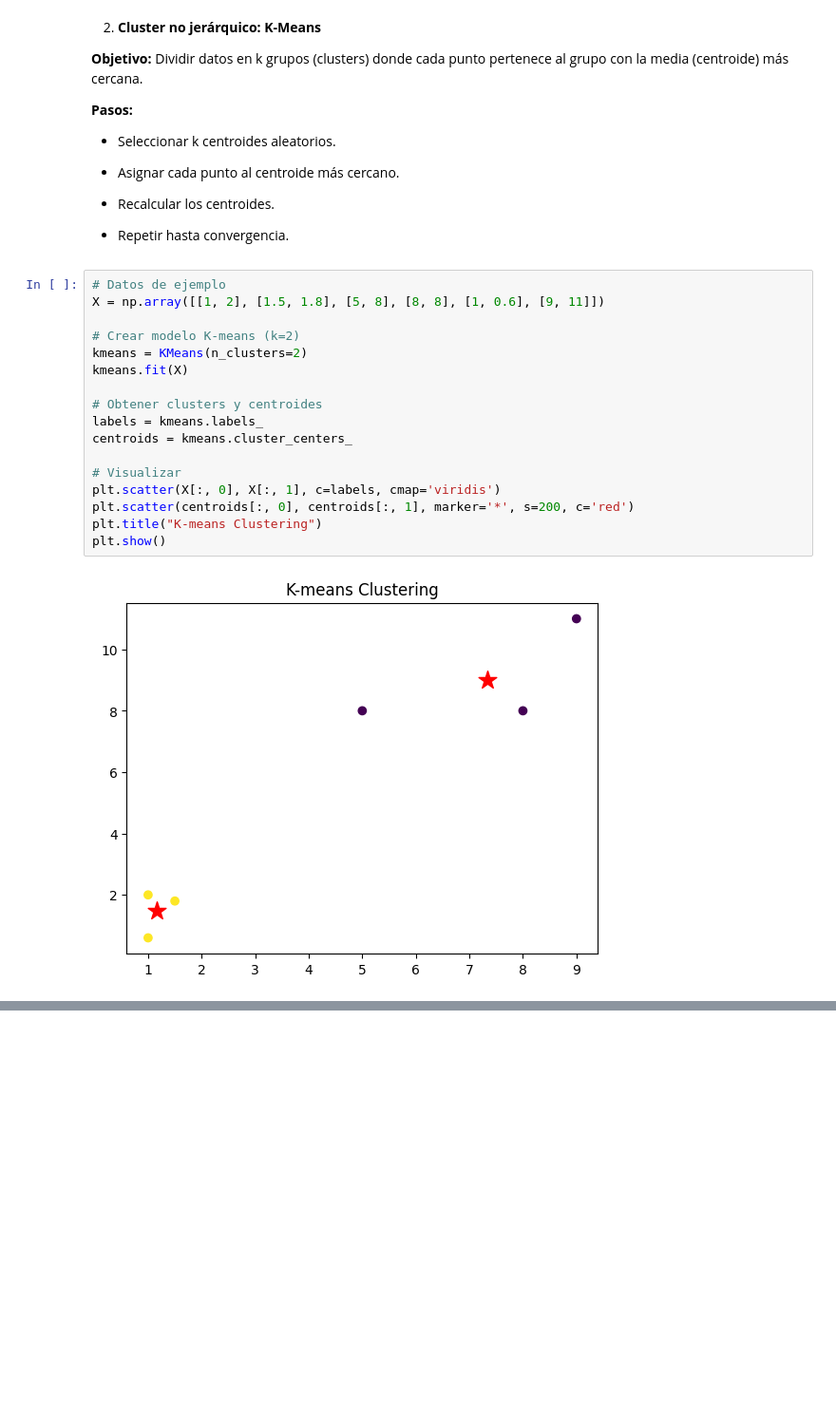
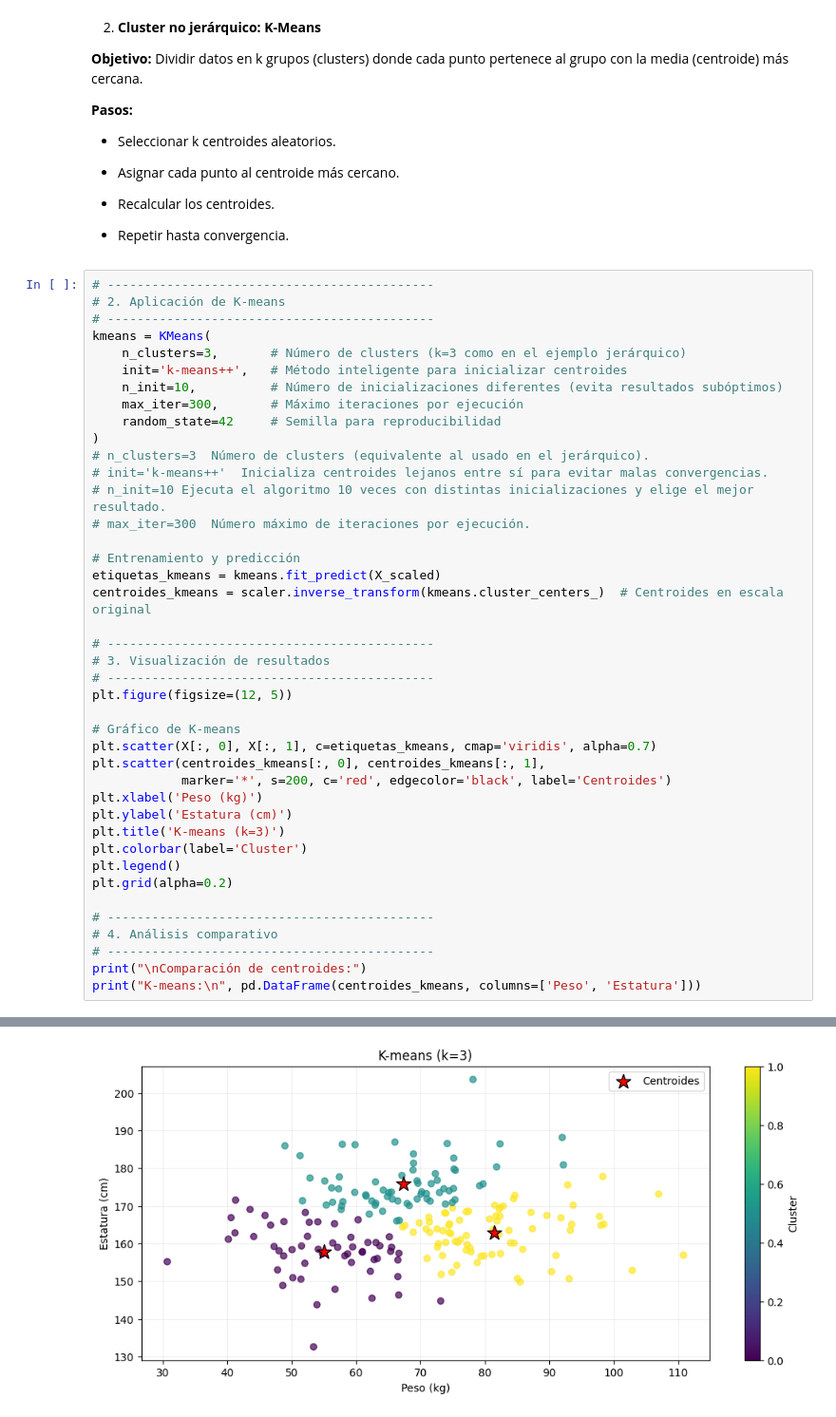
Before and after one commit to ednavivianasegura/AccesoImages, a Jupyter notebook: ModelosNoSupervisados.ipynb, the cells around one changed output, grey strips where cells are left out. Shown at 95% size. Saved outputs shown, nothing was run; the diff lists cells and outputs as text; blank space fills up the shorter version.

```diff
--- a/ModelosNoSupervisados.ipynb
+++ b/ModelosNoSupervisados.ipynb
@@ -381,22 +294,45 @@ Cluster
 * Recalcular los centroides.
 
 * Repetir hasta convergencia.
-# %%
-# Datos de ejemplo
-X = np.array([[1, 2], [1.5, 1.8], [5, 8], [8, 8], [1, 0.6], [9, 11]])
-
-# Crear modelo K-means (k=2)
-kmeans = KMeans(n_clusters=2)
-kmeans.fit(X)
-
-# Obtener clusters y centroides
-labels = kmeans.labels_
-centroids = kmeans.cluster_centers_
-
-# Visualizar
-plt.scatter(X[:, 0], X[:, 1], c=labels, cmap='viridis')
-plt.scatter(centroids[:, 0], centroids[:, 1], marker='*', s=200, c='red')
-plt.title("K-means Clustering")
-plt.show()
-# %% [output]
-[figure, removed]
+# %%
+# --------------------------------------------
+# 2. Aplicación de K-means
+# --------------------------------------------
+kmeans = KMeans(
+    n_clusters=3,       # Número de clusters (k=3 como en el ejemplo jerárquico)
+    init='k-means++',   # Método inteligente para inicializar centroides
+    n_init=10,          # Número de inicializaciones diferentes (evita resultados subóptimos)
+    max_iter=300,       # Máximo iteraciones por ejecución
+    random_state=42     # Semilla para reproducibilidad
+)
+# n_clusters=3	Número de clusters (equivalente al usado en el jerárquico).
+# init='k-means++'	Inicializa centroides lejanos entre sí para evitar malas convergencias.
+# n_init=10	Ejecuta el algoritmo 10 veces con distintas inicializaciones y elige el mejor resultado.
+# max_iter=300	Número máximo de iteraciones por ejecución.
+
+# Entrenamiento y predicción
+etiquetas_kmeans = kmeans.fit_predict(X_scaled)
+centroides_kmeans = scaler.inverse_transform(kmeans.cluster_centers_)  # Centroides en escala original
+
+# --------------------------------------------
+# 3. Visualización de resultados
+# --------------------------------------------
+plt.figure(figsize=(12, 5))
+
+# Gráfico de K-means
+plt.scatter(X[:, 0], X[:, 1], c=etiquetas_kmeans, cmap='viridis', alpha=0.7)
+plt.scatter(centroides_kmeans[:, 0], centroides_kmeans[:, 1],
+            marker='*', s=200, c='red', edgecolor='black', label='Centroides')
+plt.xlabel('Peso (kg)')
+plt.ylabel('Estatura (cm)')
+plt.title('K-means (k=3)')
+plt.colorbar(label='Cluster')
+plt.legend()
+plt.grid(alpha=0.2)
+
+# --------------------------------------------
+# 4. Análisis comparativo
+# --------------------------------------------
+print("\nComparación de centroides:")
+print("K-means:\n", pd.DataFrame(centroides_kmeans, columns=['Peso', 'Estatura']))
+# %% [output]
@@ -402,0 +345 @@ plt.show()
+[figure, added]
```
Also changed, not shown: parts of 10 cells of this notebook.
